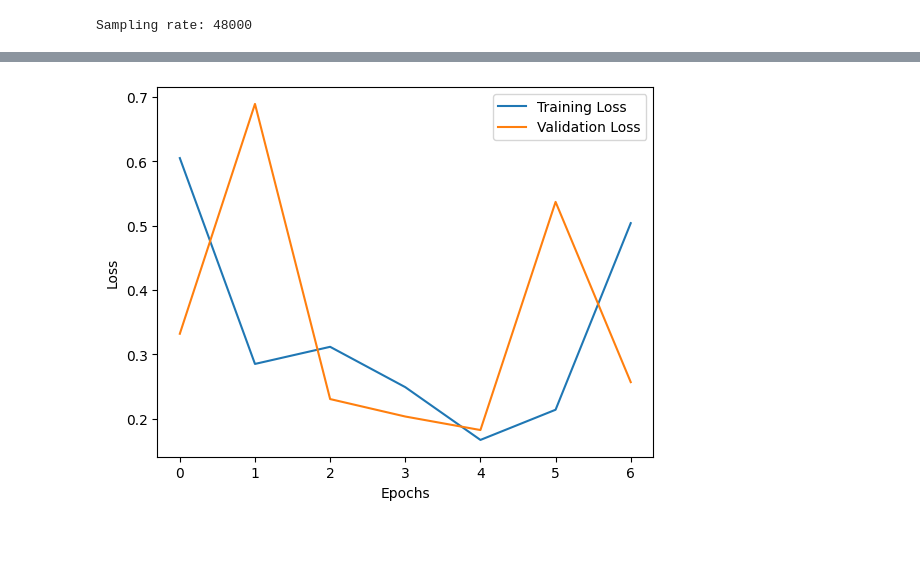
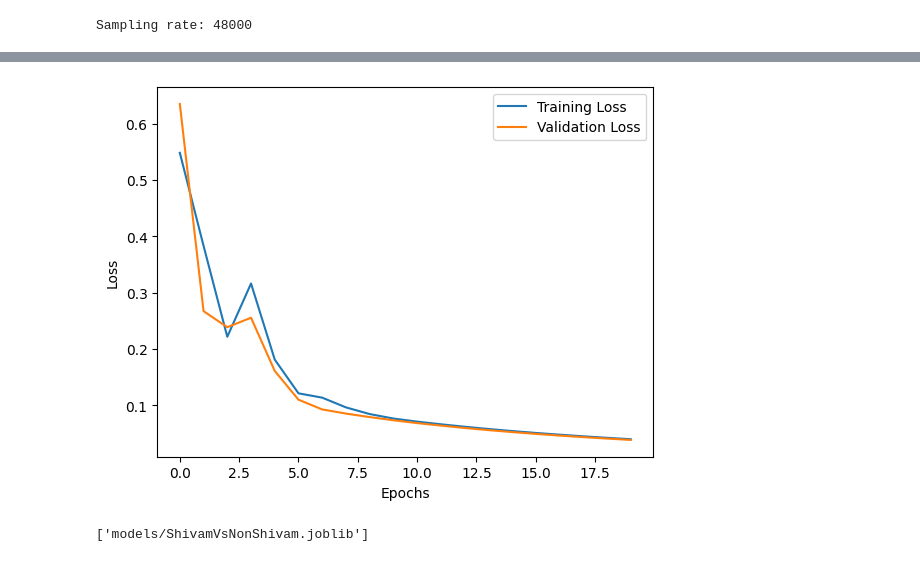
Before and after one commit to Arunanshu22/TVSM-Phoenix, a Jupyter notebook: BoundarySetting/main.ipynb, the cells around one changed output, grey strips where cells are left out. Cells and saved outputs as stored; diff of their text form; code cells hidden in the pictures.

Commit message:
commit: OneVsAll models created per user

```diff
--- a/BoundarySetting/main.ipynb
+++ b/BoundarySetting/main.ipynb
@@ -28,10 +46,10 @@ import librosa
 import soundfile as sf
 
 # Define the path to the input audio file
-input_audio_path = "D:/archive/Sound Recordings/arun_jfa.wav"
+input_audio_path = shivam_25
 
 # Define the directory to store the output clips
-output_directory = "TrainData/ArunVsNonArun/Arun"
+output_directory = "TrainData/" + main_folder + "/" + target_user
 os.makedirs(output_directory, exist_ok=True)
 
 # Load the audio file
@@ -74,13 +92,10 @@ import librosa
 import soundfile as sf
 
 # Define the paths to the input audio files
-input_audio_paths = ["D:/archive/Sound Recordings/Abhishek_PLP.wav",
-                     "D:/archive/Sound Recordings/Anirban_ivector.wav",
-                     "D:/archive/Sound Recordings/shivam_java.wav",
-                     "D:/archive/Sound Recordings/Sunamdha_pncc.wav"]
+input_audio_paths = [arun_25, sunamdha_25, abhishek_25, anirban_25]
 
 # Define the directory to store the output clips
-output_directory = "TrainData/ArunVsNonArun/NonArun"
+output_directory = "TrainData/" + main_folder + "/" + non_target_user
 os.makedirs(output_directory, exist_ok=True)
 
 # Initialize an empty list to store the concatenated audio data
@@ -91,10 +106,10 @@ for audio_path in input_audio_paths:
     # Load the audio file
     audio_data, sr = librosa.load(audio_path, sr=48000)
 
-    # Calculate the length of the 6.5 minute clip
-    clip_length = sr * 60 * 6.25  # 6.5 minutes in samples
+    # Calculate the length of the 6.25 minute clip
+    clip_length = sr * 60 * 6.25  # 6.25 minutes in samples
 
-    # Calculate the start and end indices for the 6.5 minute clip (from the middle)
+    # Calculate the start and end indices for the 6.25 minute clip (from the middle)
     start_index = int((len(audio_data) - clip_length) // 2)
     end_index = start_index + int(clip_length)
 
@@ -128,12 +143,12 @@ from sklearn.preprocessing import StandardScaler
 import librosa.display
 
 # Set the parent directory for speaker folders
-parent_dir = "TrainData/ArunVsNonArun"
+parent_dir = "TrainData/" + main_folder
 
 # List of speaker folders
 speaker_folders = [
-    "Arun",
-    "NonArun"
+    target_user,
+    non_target_user
 ]
 
 def extract_features(parent_dir, speaker_folders):
@@ -182,5 +197,6 @@ Validation Data Shape: (905, 94, 90)
 # %%
 from tensorflow.keras.regularizers import l2
+import joblib
 # Define the RNN model
 model = tf.keras.Sequential([
     tf.keras.layers.LSTM(128, input_shape=(X_train.shape[1], X_train.shape[2]), return_sequences=True),
@@ -217,4 +233,14 @@ plt.xlabel('Epochs')
 plt.ylabel('Loss')
 plt.legend()
 plt.show()
+
+# Save the trained model using TensorFlow's built-in saving mechanism
+# model.save("models/ArunVsNonArun.h5")
+# # Load the saved model
+# loaded_model = tf.keras.models.load_model("trained_model.h5")
+
+# Save the loaded model using joblib
+joblib.dump(model, "models/" + main_folder + ".joblib")
+# Now you can load the model using joblib
+# model = joblib.load("trained_model.joblib")
 # %% [output]
@@ -238,4 +264,5 @@ Early stopping triggered at epoch 7
-[figure, old version]
+[figure, new version]
+['models/ShivamVsNonShivam.joblib']
 # %%
 import seaborn as sns
 from sklearn.metrics import confusion_matrix
```
Also changed, not shown: parts of 16 cells of this notebook, 23 other files.
